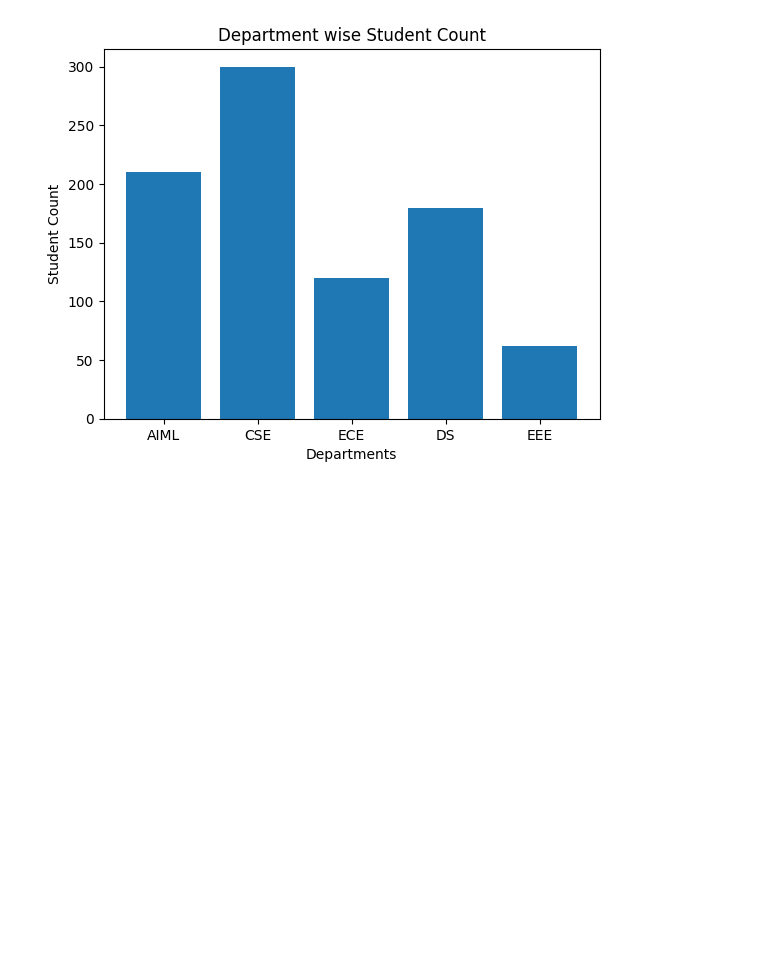
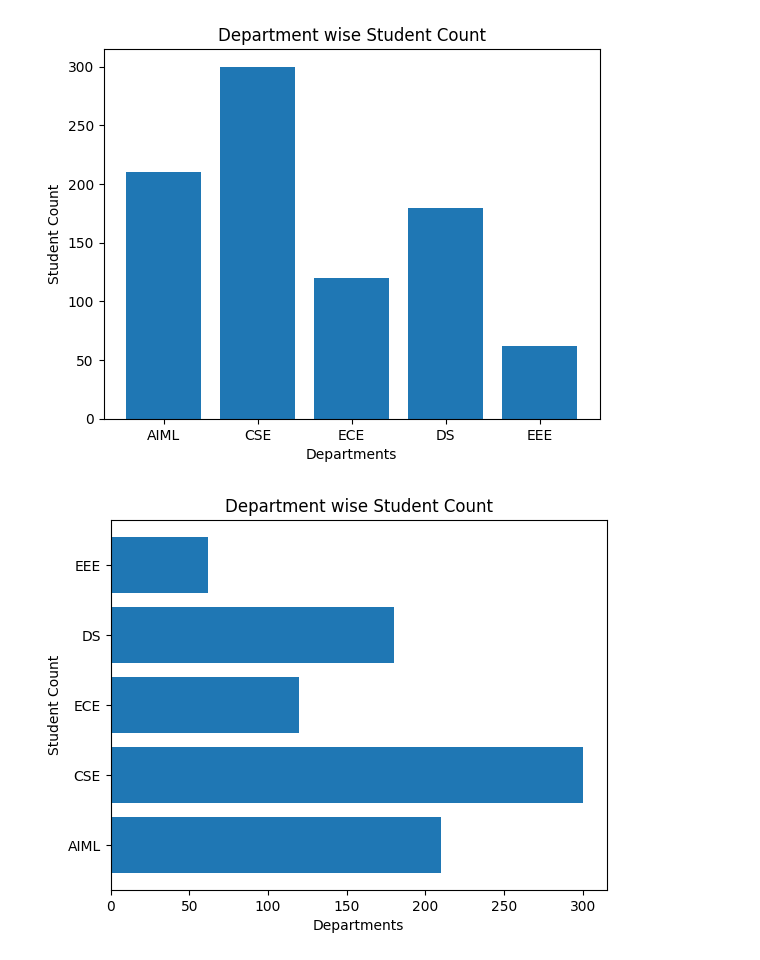
Before and after one commit to Kartheek-777/TNS-Training, a Jupyter notebook: Python_Libraries.ipynb, the cells around one changed output. Drawn from its saved outputs; the diff is of its cells as text; code cells hidden in the pictures; blank space fills up the shorter version.

```diff
--- a/Python_Libraries.ipynb
+++ b/Python_Libraries.ipynb
@@ -188,0 +189,26 @@ plt.show()
+# %%
+# Horizantal Bar Chart
+
+departments = [
+    "AIML",
+    "CSE",
+    "ECE",
+    "DS",
+    "EEE"
+]
+
+Student_cnt = [
+    210,
+    300,
+    120,
+    180,
+    62
+]
+
+plt.barh(departments, Student_cnt)
+plt.title("Department wise Student Count")
+plt.xlabel("Departments")
+plt.ylabel("Student Count")
+plt.show()
+# %% [output]
+[figure, added]
```
Also changed, not shown: parts of 9 cells of this notebook.
